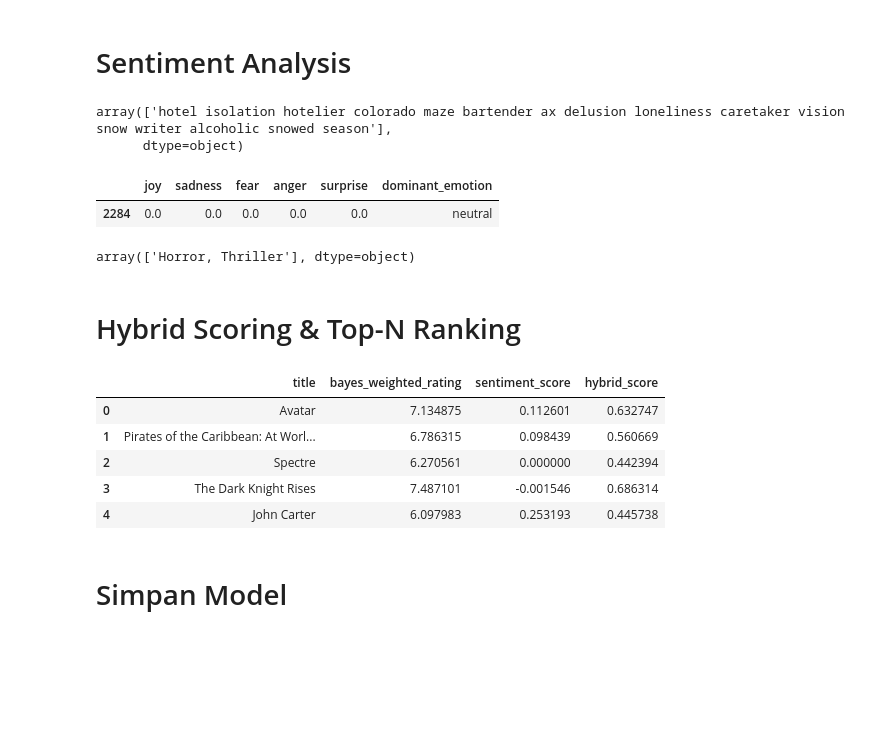
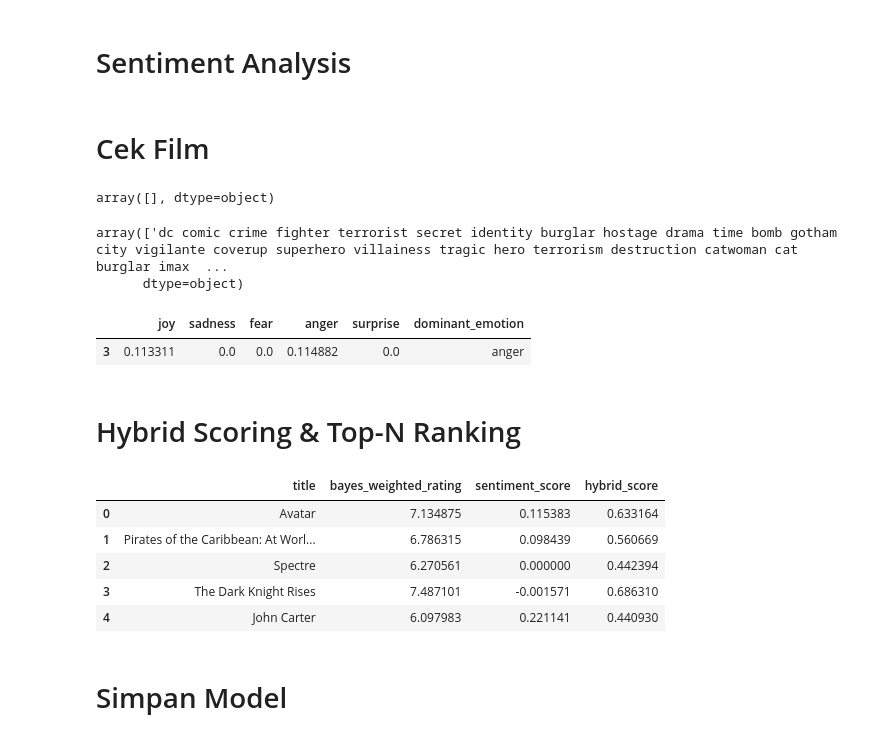
Before and after one commit to blueland1997/Proyek-1_sistem.rekomendasi.film, a Jupyter notebook: model/capstone_model.ipynb, the cells around one changed output. Saved outputs shown, nothing was run; the diff lists cells and outputs as text; code cells hidden in the pictures; blank space fills up the shorter version.

```diff
--- a/model/capstone_model.ipynb
+++ b/model/capstone_model.ipynb
@@ -45,17 +45,15 @@ df_capstone.head()
 # %% [markdown]
 # Combine feature
 # %%
-feature_cols = ['overview', 'genres', 'keywords', 'tagline']
+feature_cols = ['overview', 'genres', 'keywords', 'tagline', 'original_title']
 
 # Isi missing value
 for col in feature_cols:
     df_capstone[col] = df_capstone[col].fillna('')
 
-# Bobot genre di-repeat 3x agar lebih dominan di TF-IDF
-genre_weighted = (df_capstone['genres'] + ' ') * 3
-
 df_capstone['combine_feature'] = (
-    genre_weighted +
+    df_capstone['original_title'] + ' ' +
+    df_capstone['genres'] + ' ' +
     df_capstone['keywords'] + ' ' +
     df_capstone['overview'] + ' ' +
     df_capstone['tagline']
@@ -184,16 +183,27 @@ Total vocabulary aktual : 7993
 # %%
 # Buat TF-IDF vectorizer untuk kolom clean_keywords
 from sklearn.feature_extraction.text import TfidfVectorizer
+import pandas as pd
 
 vectorizer_sentiment = TfidfVectorizer(
     stop_words='english',
     ngram_range=(1, 2),
     min_df=2,
-    sublinear_tf=True    # (log normalization) mencegah 1 kata mendominasi terlalu ekstrem, bobotnya dihitung dengan rumus 1 + log(frekuensi).
+    sublinear_tf=True
 )
 
+# Buat TF-IDF matrix untuk kolom clean_keywords
 tfidf_sentiment_matrix = vectorizer_sentiment.fit_transform(df_capstone['clean_keywords'])
+feature_names = vectorizer_sentiment.get_feature_names_out()
 
+# Buat DataFrame dari TF-IDF matrix untuk clean_keywords
+tfidf_sentiment_df = pd.DataFrame(
+    tfidf_sentiment_matrix.toarray(),
+    columns=feature_names
+)
+
+# Tampilkan shape TF-IDF matrix dan jumlah fitur unik
 print(f"Shape TF-IDF matrix : {tfidf_sentiment_matrix.shape}")
+print(f"Total Vocabulary    : {len(feature_names)}")
 # %% [output]
 Shape TF-IDF matrix : (4803, 7993)
@@ -333,22 +344,26 @@ if max_s > min_s:
     df_capstone['sentiment_norm'] = ((df_capstone['sentiment_score'] - min_s) / (max_s - min_s))
 else:
     df_capstone['sentiment_norm'] = 0.0
+# %% [markdown]
+# Cek Film
+# %%
+df_capstone[df_capstone['title'] == 'Batman Forever']['overview'].values
+# %% [output]
+array([], dtype=object)
 # %%
-df_capstone[df_capstone['title'] == 'The Shining']['clean_keywords'].values
+df_capstone[df_capstone['title'] == 'The Dark Knight Rises']['clean_keywords'].values
 # %% [output]
-array(['hotel isolation hotelier colorado maze bartender ax delusion loneliness caretaker vision snow writer alcoholic snowed season'],
+array(['dc comic crime fighter terrorist secret identity burglar hostage drama time bomb gotham city vigilante coverup superhero villainess tragic hero terrorism destruction catwoman cat burglar imax  ...
       dtype=object)
 # %%
 # Cek keywords
-df_capstone[df_capstone['title'] == 'The Shining'][['joy','sadness','fear','anger','surprise','dominant_emotion']]
+df_capstone[df_capstone['title'] == 'The Dark Knight Rises'][['joy','sadness','fear','anger','surprise','dominant_emotion']]
 # %% [output]
 |  | joy | sadness | fear | anger | surprise | dominant_emotion |
-| 2284 | 0.0 | 0.0 | 0.0 | 0.0 | 0.0 | neutral |
+| 3 | 0.113311 | 0.0 | 0.0 | 0.114882 | 0.0 | anger |
 # %%
 # Cek genres
-df_capstone[df_capstone['title'] == 'The Shining']['genres'].values
+# df_capstone[df_capstone['title'] == 'Batman Forever']['genres'].values
-# %% [output]
-array(['Horror, Thriller'], dtype=object)
 # %% [markdown]
 # Hybrid Scoring & Top-N Ranking
 # %%
@@ -363,11 +378,11 @@ df_capstone['hybrid_score'] = (
 df_capstone[['title','bayes_weighted_rating','sentiment_score','hybrid_score']].head()
 # %% [output]
 |  | title | bayes_weighted_rating | sentiment_score | hybrid_score |
-| 0 | Avatar | 7.134875 | 0.112601 | 0.632747 |
+| 0 | Avatar | 7.134875 | 0.115383 | 0.633164 |
 | 1 | Pirates of the Caribbean: At Worl... | 6.786315 | 0.098439 | 0.560669 |
 | 2 | Spectre | 6.270561 | 0.000000 | 0.442394 |
-| 3 | The Dark Knight Rises | 7.487101 | -0.001546 | 0.686314 |
-| 4 | John Carter | 6.097983 | 0.253193 | 0.445738 |
+| 3 | The Dark Knight Rises | 7.487101 | -0.001571 | 0.686310 |
+| 4 | John Carter | 6.097983 | 0.221141 | 0.440930 |
 # %% [markdown]
 # Simpan Model
 # %%
```
Also changed, not shown: parts of 10 cells of this notebook, 5 other files.
